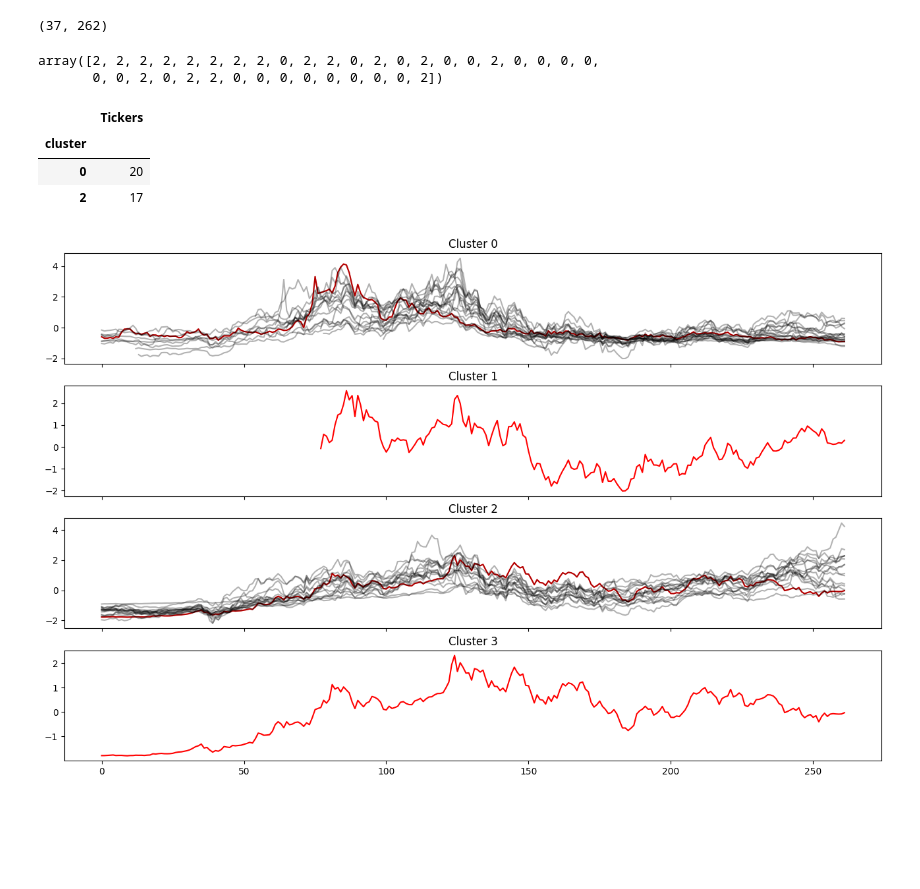
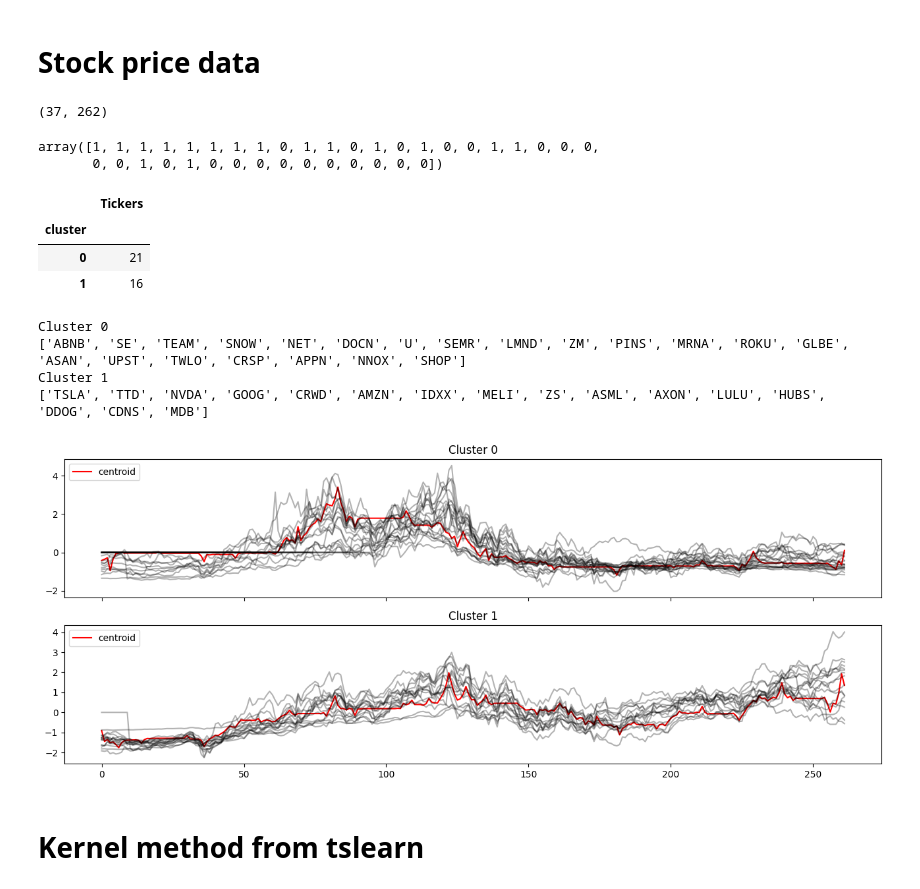
Before and after one commit to sienlonglim/financial_analysis_forecasting, a Jupyter notebook: timeseries_clustering.ipynb, the cells around one changed output. Saved outputs shown, nothing was run; the diff lists cells and outputs as text; code cells hidden in the pictures; blank space fills up the shorter version.

```diff
--- a/timeseries_clustering.ipynb
+++ b/timeseries_clustering.ipynb
@@ -7,6 +11,10 @@ import matplotlib.pyplot as plt
 
 from modules import ForecastingModel
 from modules import YfScrapper
+# %%
+N_CLUSTERS = 2
+# %% [markdown]
+# Stock price data
 # %%
 model = ForecastingModel(
     price_type="Close",
@@ -24,48 +32,56 @@ for ticker in tickers:
     df_list.append(data)
 
 X_train = pd.concat(df_list, axis=1)
-X_train = sklearn.preprocessing.scale(X_train)
-X_train = X_train.T
-X_train.shape
+X_train_scaled = sklearn.preprocessing.scale(X_train)
+X_train_scaled = X_train_scaled.T
+X_train_scaled = np.nan_to_num(X_train_scaled)
+X_train_scaled.shape
 # %% [output]
 (37, 262)
 # %%
-N_CLUSTERS = 4
-
 ts_kmeans_model = TimeSeriesKMeans(
     n_clusters=N_CLUSTERS,
     metric="dtw",
     max_iter=10,
     random_state=42
 )
-labels = ts_kmeans_model.fit_predict(X_train)
+labels = ts_kmeans_model.fit_predict(X_train_scaled)
 labels
 # %% [output]
-array([2, 2, 2, 2, 2, 2, 2, 2, 0, 2, 2, 0, 2, 0, 2, 0, 0, 2, 0, 0, 0, 0,
-       0, 0, 2, 0, 2, 2, 0, 0, 0, 0, 0, 0, 0, 0, 2])
+array([1, 1, 1, 1, 1, 1, 1, 1, 0, 1, 1, 0, 1, 0, 1, 0, 0, 1, 1, 0, 0, 0,
+       0, 0, 1, 0, 1, 0, 0, 0, 0, 0, 0, 0, 0, 0, 0])
 # %%
 input_tickers['cluster'] = labels
 input_tickers.groupby('cluster').count()
 # %% [output]
 |  | Tickers |
 | cluster |  |
-| 0 | 20 |
-| 2 | 17 |
+| 0 | 21 |
+| 1 | 16 |
 # %%
 fig, axes = plt.subplots(
     nrows=N_CLUSTERS,
     ncols=1,
-    figsize=(16, 10),
+    figsize=(16, 6),
     sharex=True
 )
 for idx, cluster in enumerate(ts_kmeans_model.cluster_centers_):
     axes[idx].set_title(f"Cluster {idx}")
-    axes[idx].plot(cluster, c='red')
+    axes[idx].plot(cluster, c='red', label="centroid")
     for ticker_series in X_train[np.where(labels==idx)]:
         axes[idx].plot(
             ticker_series,
             c='black',
             alpha=0.3
         )
+    axes[idx].legend(loc='upper left')
+    print(f"Cluster {idx}")
+    print([ticker for ticker in input_tickers[input_tickers['cluster']==idx]['Tickers'].to_list()])
 # %% [output]
+Cluster 0
+['ABNB', 'SE', 'TEAM', 'SNOW', 'NET', 'DOCN', 'U', 'SEMR', 'LMND', 'ZM', 'PINS', 'MRNA', 'ROKU', 'GLBE', 'ASAN', 'UPST', 'TWLO', 'CRSP', 'APPN', 'NNOX', 'SHOP']
+Cluster 1
+['TSLA', 'TTD', 'NVDA', 'GOOG', 'CRWD', 'AMZN', 'IDXX', 'MELI', 'ZS', 'ASML', 'AXON', 'LULU', 'HUBS', 'DDOG', 'CDNS', 'MDB']
-[figure, old version]
+[figure, new version]
+# %% [markdown]
+# Kernel method from tslearn
```
Also changed, not shown: parts of 4 cells of this notebook.
